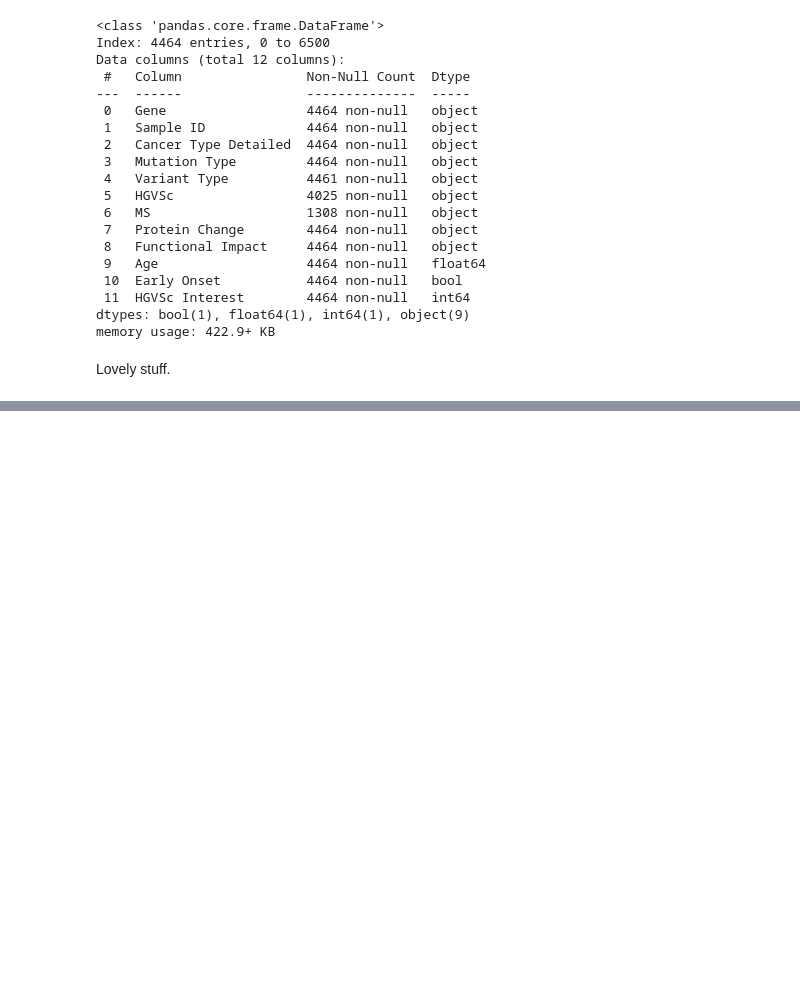
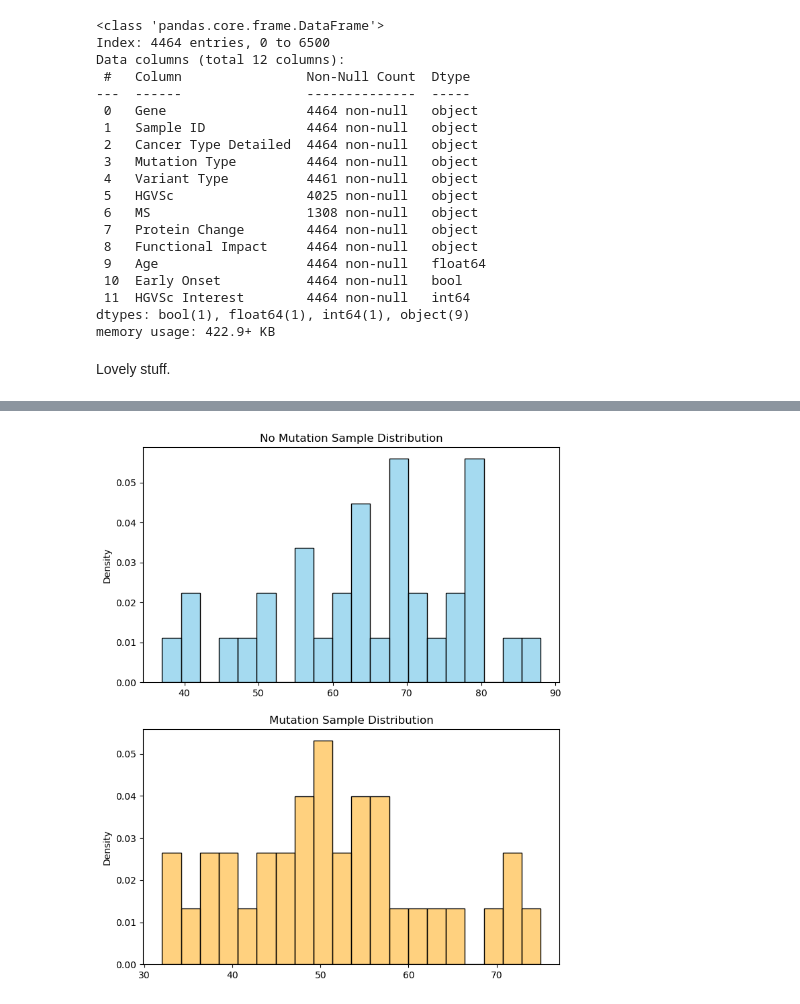
Before and after one commit to fredwdickinson/rscam-g6, a Jupyter notebook: Notebooks/data_cleaning.ipynb, the cells around one changed output, grey strips where cells are left out. Cells and saved outputs as stored; diff of their text form; code cells hidden in the pictures; blank space fills up the shorter version.

```diff
--- a/Notebooks/data_cleaning.ipynb
+++ b/Notebooks/data_cleaning.ipynb
@@ -237,0 +324,25 @@ Lovely stuff.
+# %%
+# ===========================
+# NOTE from Abbi's .
+
+pipeline = clean_df
+
+# Generate a cohort of CRC samples that do not contain the mutation
+no_mutation = pipeline[pipeline["HGVSc"] != "ENST00000257430.4:c.835-8A>G"]
+no_mutation_sample = no_mutation.sample(n=35)
+no_mutation_sample = no_mutation_sample["Age"].tolist()
+
+# Generate the cohort of samples that do contain the mutation
+mutation = pipeline[pipeline["HGVSc"] == "ENST00000257430.4:c.835-8A>G"]
+mutation_sample = mutation["Age"].tolist()
+
+fig, ax = plt.subplots(2, 1, figsize = (8, 10))
+
+sns.histplot(no_mutation_sample, stat = "density", color = 'skyblue', bins = 20, ax = ax[0])
+ax[0].set_title("No Mutation Sample Distribution")
+sns.histplot(mutation_sample, stat = "density", color = 'orange', bins = 20, alpha =0.5, ax = ax[1])
+ax[1].set_title("Mutation Sample Distribution")
+
+plt.show()
+# %% [output]
+[figure, added]
```
Also changed, not shown: parts of 7 cells of this notebook.
